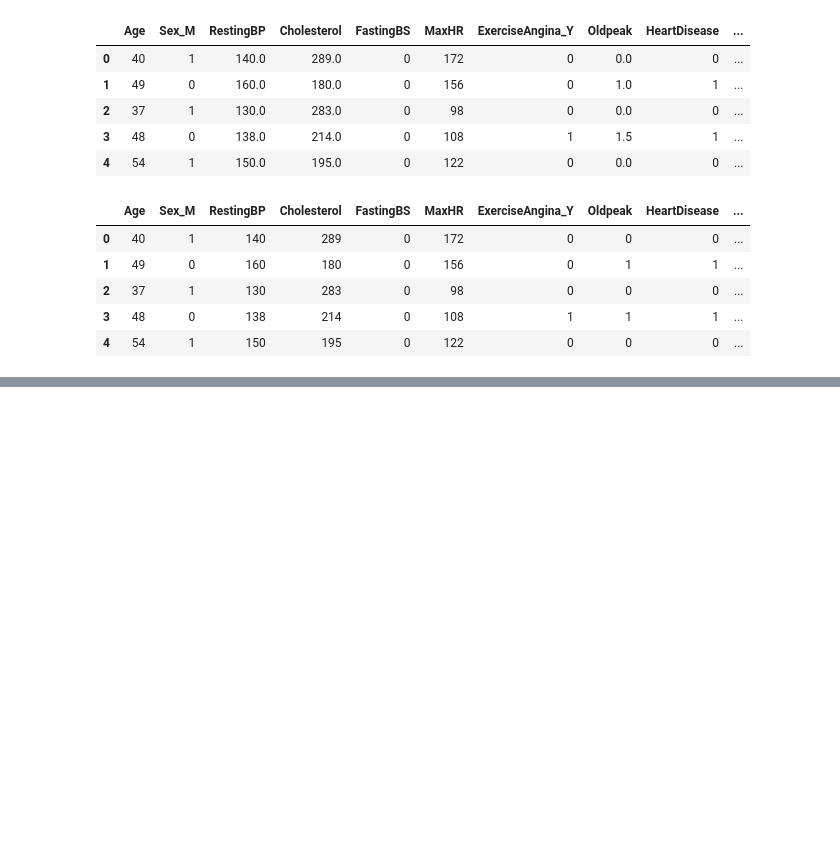
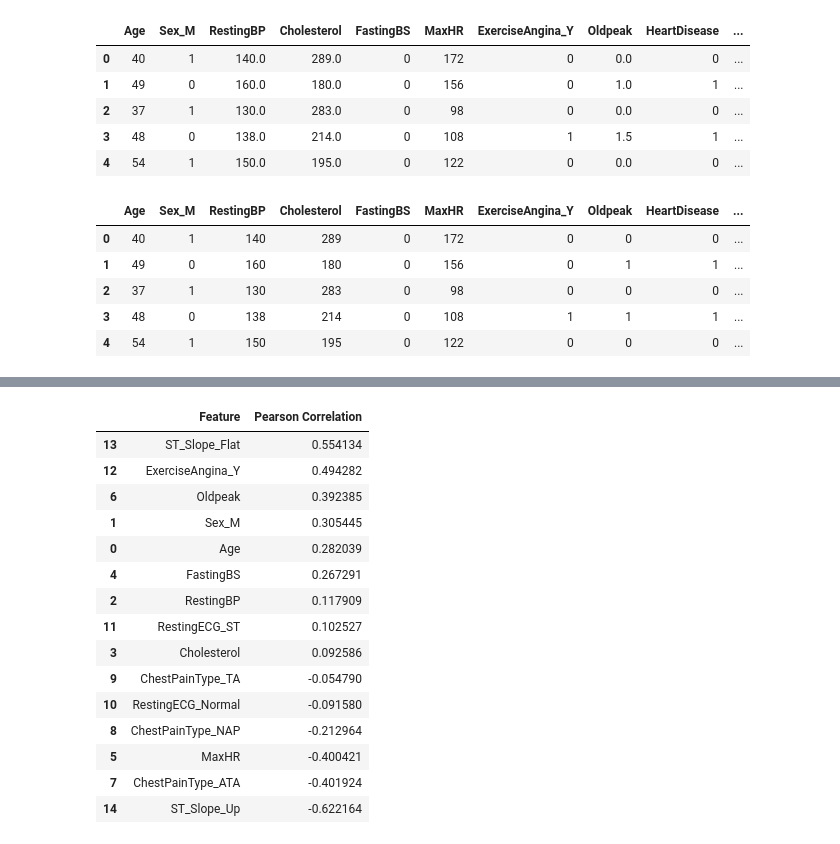
Before and after one commit to singhania2609/Heart_Disease_Risk_Prediction_Model_using_ML, a Jupyter notebook: heart.ipynb, the cells around one changed output, grey strips where cells are left out. Drawn from its saved outputs; the diff is of its cells as text; code cells hidden in the pictures; blank space fills up the shorter version.

```diff
--- a/heart.ipynb
+++ b/heart.ipynb
@@ -269,0 +300,40 @@ df_encoded.head()
+# %%
+from scipy.stats import pearsonr
+
+#------------------------
+# Person Correlation Calculation
+#-------------------------
+
+selected_features =[  ## list of features
+    'Age', 'Sex_M', 'RestingBP', 'Cholesterol', 'FastingBS', 'MaxHR',
+       'Oldpeak', 'ChestPainType_ATA', 'ChestPainType_NAP',
+       'ChestPainType_TA', 'RestingECG_Normal', 'RestingECG_ST',
+       'ExerciseAngina_Y', 'ST_Slope_Flat', 'ST_Slope_Up'
+]
+
+correlations = {
+    feature: pearsonr(df_encoded[feature], df_encoded['HeartDisease'])[0]
+    for feature in selected_features
+}
+
+
+correlation_df = pd.DataFrame(list(correlations.items()), columns=['Feature', 'Pearson Correlation'])
+
+correlation_df.sort_values(by='Pearson Correlation', ascending=False)
+# %% [output]
+|  | Feature | Pearson Correlation |
+| 13 | ST_Slope_Flat | 0.554134 |
+| 12 | ExerciseAngina_Y | 0.494282 |
+| 6 | Oldpeak | 0.392385 |
+| 1 | Sex_M | 0.305445 |
+| 0 | Age | 0.282039 |
+| 4 | FastingBS | 0.267291 |
+| 2 | RestingBP | 0.117909 |
+| 11 | RestingECG_ST | 0.102527 |
+| 3 | Cholesterol | 0.092586 |
+| 9 | ChestPainType_TA | -0.054790 |
+| 10 | RestingECG_Normal | -0.091580 |
+| 8 | ChestPainType_NAP | -0.212964 |
+| 5 | MaxHR | -0.400421 |
+| 7 | ChestPainType_ATA | -0.401924 |
+| 14 | ST_Slope_Up | -0.622164 |
```
Also changed, not shown: parts of 6 cells of this notebook.
